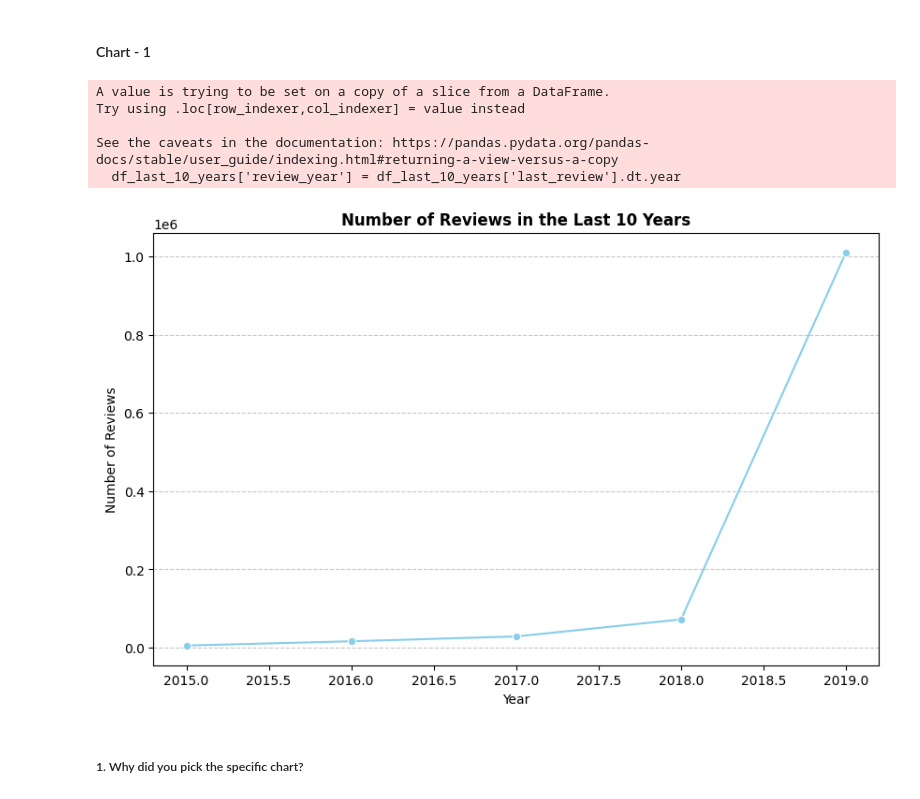
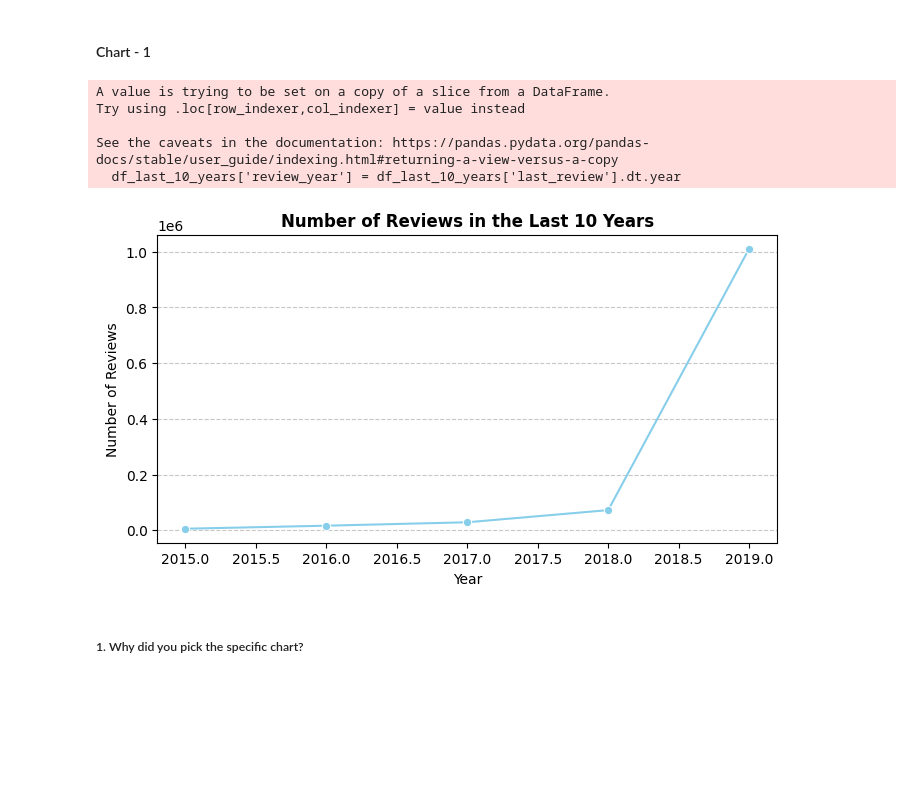
Before and after one commit to vibha-sanghani/EDA-AirBnb-Bookings-Analysis, a Jupyter notebook: Vibha_EDA_Airbnb.ipynb, the cells around one changed output. Drawn from its saved outputs; the diff is of its cells as text; code cells hidden in the pictures; blank space fills up the shorter version.

```diff
--- a/Vibha_EDA_Airbnb.ipynb
+++ b/Vibha_EDA_Airbnb.ipynb
@@ -830,35 +830,35 @@ These insights will aid business growth, help hosts understand customer preferen
 
 
 current_date = pd.Timestamp.now()
 # Filter reviews from the last 10 years
 cutoff_date = current_date - pd.DateOffset(years=10)
 df_last_10_years = df_airbnb[df_airbnb['last_review'] >= cutoff_date]
 
 # Extract the year from the 'last_review' column
 df_last_10_years['review_year'] = df_last_10_years['last_review'].dt.year
 
 # Count the number of reviews per year
 # reviews_per_year = df_last_10_years['review_year'].value_counts().sort_index()
 
 # Group by year and sum 'number_of_reviews'
 reviews_per_year=df_last_10_years.groupby('review_year')['number_of_reviews'].sum()
 
 # Plot the results in line graph
-plt.figure(figsize=(10, 6))
+plt.figure(figsize=(8, 4))
 # reviews_per_year.plot(kind='bar', color='skyblue', edgecolor='black')
 sns.lineplot(x=reviews_per_year.index, y=reviews_per_year.values, marker='o', color='skyblue')
 plt.title('Number of Reviews in the Last 10 Years', fontsize=12, fontweight='bold')
 plt.xlabel('Year', fontsize=10)
 plt.ylabel('Number of Reviews', fontsize=10)
 plt.grid(axis='y', linestyle='--', alpha=0.7)
 plt.show()
 # %% [output]
 A value is trying to be set on a copy of a slice from a DataFrame.
 Try using .loc[row_indexer,col_indexer] = value instead
 
 See the caveats in the documentation: https://pandas.pydata.org/pandas-docs/stable/user_guide/indexing.html#returning-a-view-versus-a-copy
   df_last_10_years['review_year'] = df_last_10_years['last_review'].dt.year
-[figure, old version]
+[figure, new version]
 # %% [markdown]
 ##### 1. Why did you pick the specific chart?
 # %% [markdown]
```
Also changed, not shown: parts of 8 cells of this notebook.
